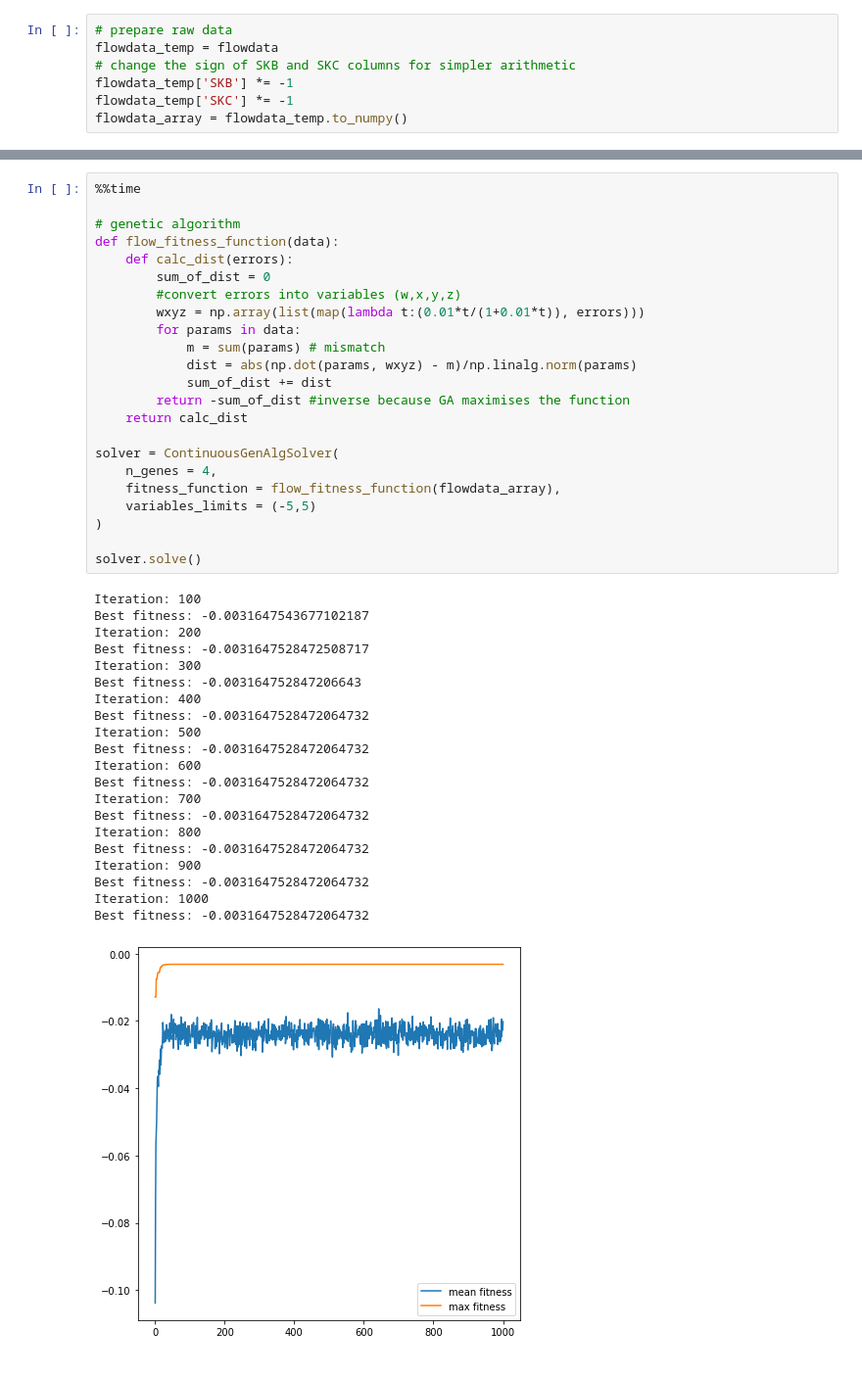
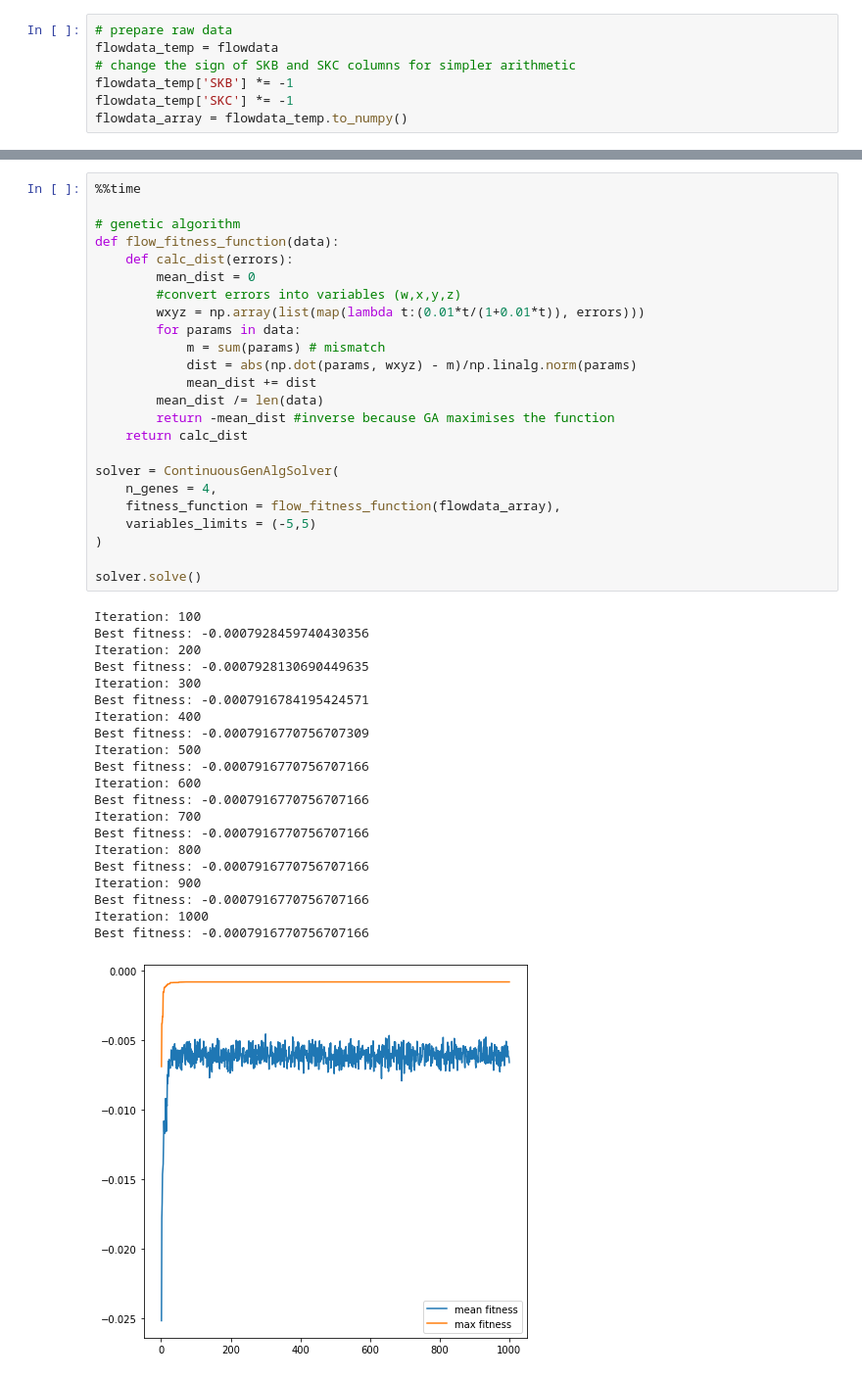
Before and after one commit to darylyong/Flow-Error, a Jupyter notebook: flowerror_selected_ga.ipynb, the cells around one changed output, grey strips where cells are left out. Shown at 98% size. Drawn from its saved outputs; the diff is of its cells as text.

```diff
--- a/flowerror_selected_ga.ipynb
+++ b/flowerror_selected_ga.ipynb
@@ -71,47 +71,48 @@ The following genetic algorithm attempts to find the best values of flowmeter er
 %%time
 
 # genetic algorithm
 def flow_fitness_function(data):
     def calc_dist(errors):
-        sum_of_dist = 0
+        mean_dist = 0
         #convert errors into variables (w,x,y,z)
         wxyz = np.array(list(map(lambda t:(0.01*t/(1+0.01*t)), errors)))
         for params in data:
             m = sum(params) # mismatch
             dist = abs(np.dot(params, wxyz) - m)/np.linalg.norm(params)
-            sum_of_dist += dist
-        return -sum_of_dist #inverse because GA maximises the function
+            mean_dist += dist
+        mean_dist /= len(data)
+        return -mean_dist #inverse because GA maximises the function
     return calc_dist
 
 solver = ContinuousGenAlgSolver(
     n_genes = 4,
     fitness_function = flow_fitness_function(flowdata_array),
     variables_limits = (-5,5)
 )
 
 solver.solve()
 # %% [output]
 Iteration: 100
-Best fitness: -0.0031647543677102187
+Best fitness: -0.0007928459740430356
 Iteration: 200
-Best fitness: -0.0031647528472508717
+Best fitness: -0.0007928130690449635
 Iteration: 300
-Best fitness: -0.003164752847206643
+Best fitness: -0.0007916784195424571
 Iteration: 400
-Best fitness: -0.0031647528472064732
+Best fitness: -0.0007916770756707309
 Iteration: 500
-Best fitness: -0.0031647528472064732
+Best fitness: -0.0007916770756707166
 Iteration: 600
-Best fitness: -0.0031647528472064732
+Best fitness: -0.0007916770756707166
 Iteration: 700
-Best fitness: -0.0031647528472064732
+Best fitness: -0.0007916770756707166
 Iteration: 800
-Best fitness: -0.0031647528472064732
+Best fitness: -0.0007916770756707166
 Iteration: 900
-Best fitness: -0.0031647528472064732
+Best fitness: -0.0007916770756707166
 Iteration: 1000
-Best fitness: -0.0031647528472064732
+Best fitness: -0.0007916770756707166
-[figure, old version]
+[figure, new version]
 #############################
 #                       STATS                   #
 #############################
```
Also changed, not shown: parts of 6 cells of this notebook.
